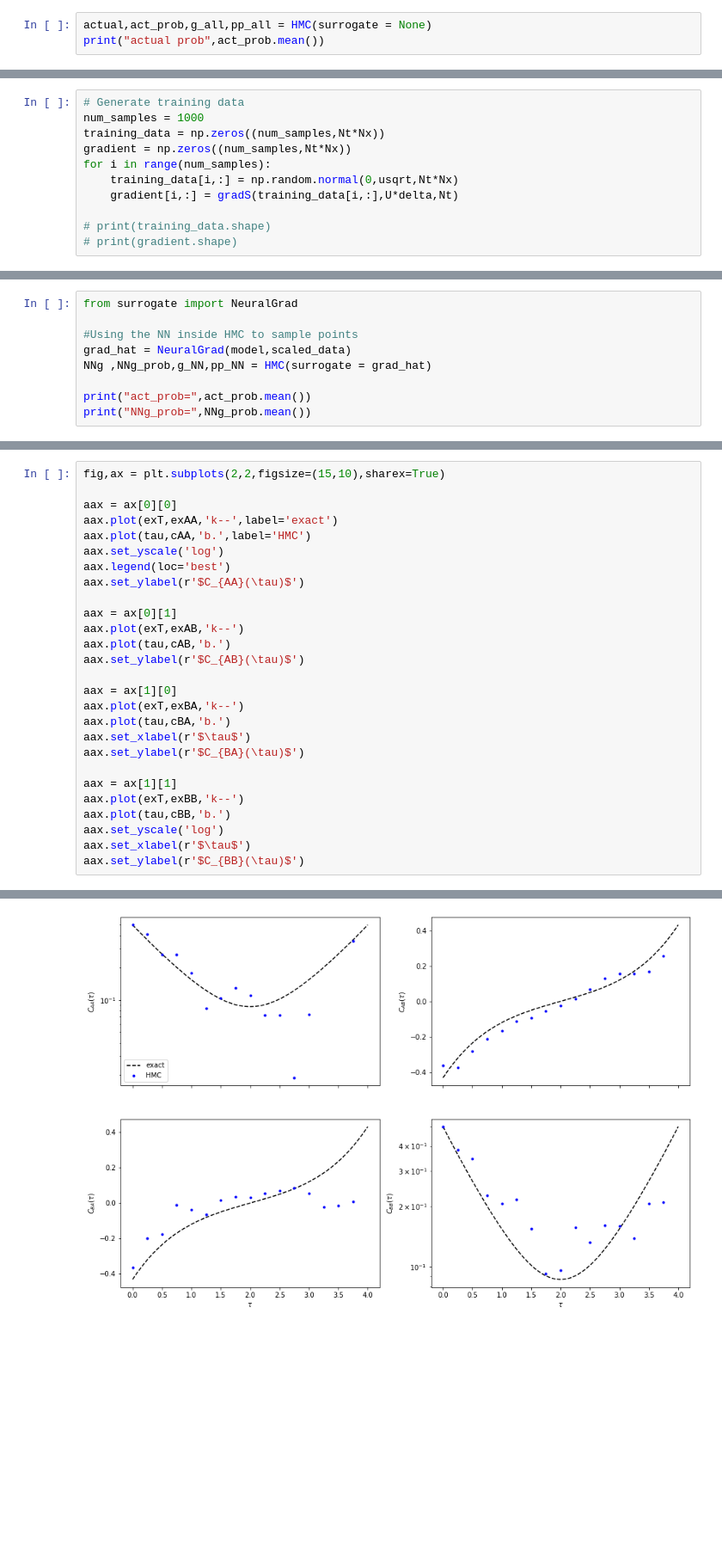
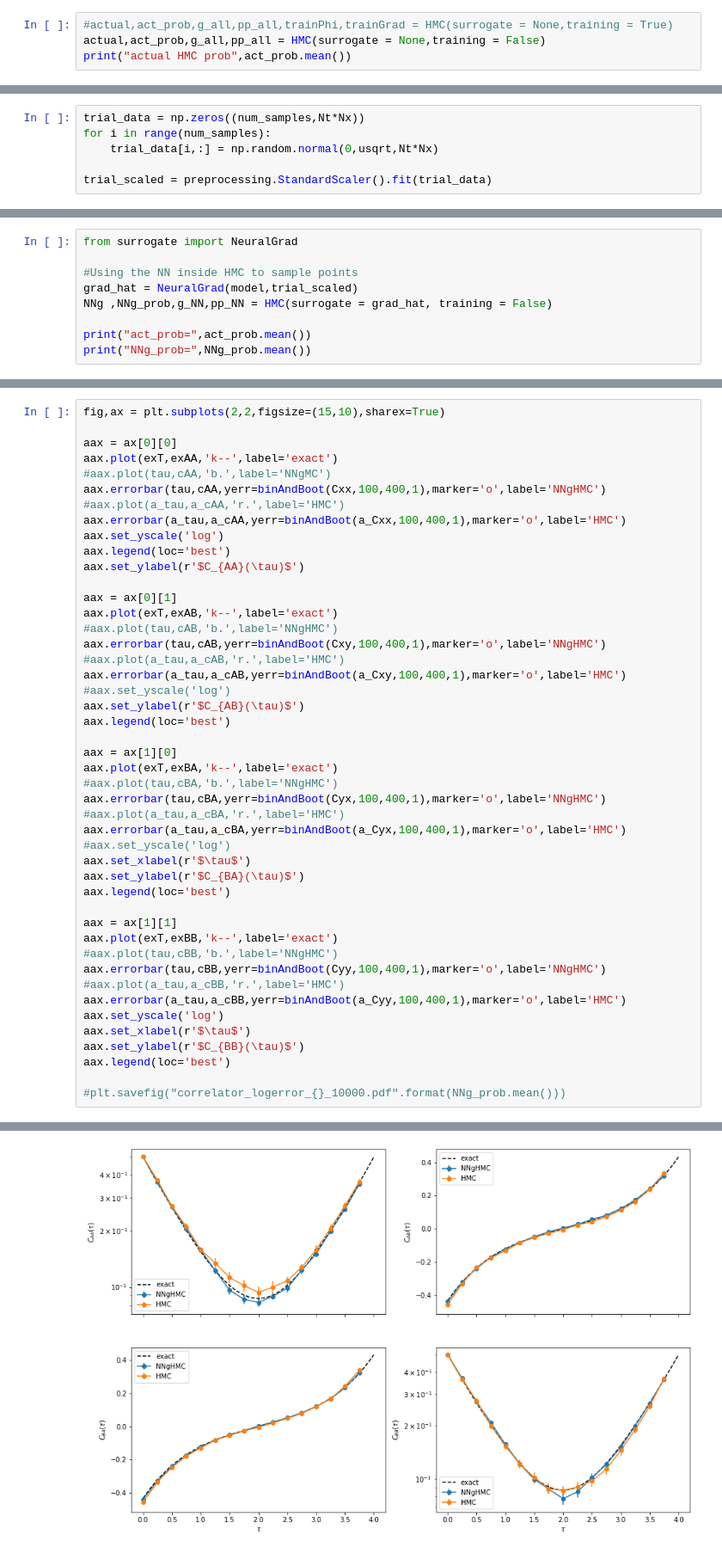
Before and after one commit to chelseajohn/NNgHMC, a Jupyter notebook: 2siteHubbardNNgHMC.ipynb, the cells around one changed output, grey strips where cells are left out. Shown at 86% size. Drawn from its saved outputs; the diff is of its cells as text; blank space fills up the shorter version.

```diff
--- a/2siteHubbardNNgHMC.ipynb
+++ b/2siteHubbardNNgHMC.ipynb
@@ -259,5 +259,6 @@ def HMC(surrogate):
 # %%
-actual,act_prob,g_all,pp_all = HMC(surrogate = None)
-print("actual prob",act_prob.mean())
+#actual,act_prob,g_all,pp_all,trainPhi,trainGrad = HMC(surrogate = None,training = True)
+actual,act_prob,g_all,pp_all = HMC(surrogate = None,training = False)
+print("actual HMC prob",act_prob.mean())
 # %% [output]
 [interactive output not drawn]
@@ -278,11 +441,6 @@ plt.legend(loc='best')
 # %%
-# Generate training data
-num_samples = 1000
-training_data = np.zeros((num_samples,Nt*Nx))
-gradient = np.zeros((num_samples,Nt*Nx))
+trial_data = np.zeros((num_samples,Nt*Nx))
 for i in range(num_samples):
-    training_data[i,:] = np.random.normal(0,usqrt,Nt*Nx)
-    gradient[i,:] = gradS(training_data[i,:],U*delta,Nt)
+    trial_data[i,:] = np.random.normal(0,usqrt,Nt*Nx)
 
-# print(training_data.shape)
-# print(gradient.shape)
+trial_scaled = preprocessing.StandardScaler().fit(trial_data)
@@ -368,8 +448,8 @@ axx.legend()
 from surrogate import NeuralGrad
 
 #Using the NN inside HMC to sample points
-grad_hat = NeuralGrad(model,scaled_data)
-NNg ,NNg_prob,g_NN,pp_NN = HMC(surrogate = grad_hat)
+grad_hat = NeuralGrad(model,trial_scaled)
+NNg ,NNg_prob,g_NN,pp_NN = HMC(surrogate = grad_hat, training = False)
 
 print("act_prob=",act_prob.mean())
 print("NNg_prob=",NNg_prob.mean())
@@ -490,26 +664,45 @@ fig,ax = plt.subplots(2,2,figsize=(15,10),sharex=True)
 
 aax = ax[0][0]
 aax.plot(exT,exAA,'k--',label='exact')
-aax.plot(tau,cAA,'b.',label='HMC')
+#aax.plot(tau,cAA,'b.',label='NNgMC')
+aax.errorbar(tau,cAA,yerr=binAndBoot(Cxx,100,400,1),marker='o',label='NNgHMC')
+#aax.plot(a_tau,a_cAA,'r.',label='HMC')
+aax.errorbar(a_tau,a_cAA,yerr=binAndBoot(a_Cxx,100,400,1),marker='o',label='HMC')
 aax.set_yscale('log')
 aax.legend(loc='best')
 aax.set_ylabel(r'$C_{AA}(\tau)$')
 
 aax = ax[0][1]
-aax.plot(exT,exAB,'k--')
-aax.plot(tau,cAB,'b.')
+aax.plot(exT,exAB,'k--',label='exact')
+#aax.plot(tau,cAB,'b.',label='NNgHMC')
+aax.errorbar(tau,cAB,yerr=binAndBoot(Cxy,100,400,1),marker='o',label='NNgHMC')
+#aax.plot(a_tau,a_cAB,'r.',label='HMC')
+aax.errorbar(a_tau,a_cAB,yerr=binAndBoot(a_Cxy,100,400,1),marker='o',label='HMC')
+#aax.set_yscale('log')
 aax.set_ylabel(r'$C_{AB}(\tau)$')
+aax.legend(loc='best')
 
 aax = ax[1][0]
-aax.plot(exT,exBA,'k--')
-aax.plot(tau,cBA,'b.')
+aax.plot(exT,exBA,'k--',label='exact')
+#aax.plot(tau,cBA,'b.',label='NNgHMC')
+aax.errorbar(tau,cBA,yerr=binAndBoot(Cyx,100,400,1),marker='o',label='NNgHMC')
+#aax.plot(a_tau,a_cBA,'r.',label='HMC')
+aax.errorbar(a_tau,a_cBA,yerr=binAndBoot(a_Cyx,100,400,1),marker='o',label='HMC')
+#aax.set_yscale('log')
 aax.set_xlabel(r'$\tau$')
 aax.set_ylabel(r'$C_{BA}(\tau)$')
+aax.legend(loc='best')
 
 aax = ax[1][1]
-aax.plot(exT,exBB,'k--')
-aax.plot(tau,cBB,'b.')
+aax.plot(exT,exBB,'k--',label='exact')
+#aax.plot(tau,cBB,'b.',label='NNgHMC')
+aax.errorbar(tau,cBB,yerr=binAndBoot(Cyy,100,400,1),marker='o',label='NNgHMC')
+#aax.plot(a_tau,a_cBB,'r.',label='HMC')
+aax.errorbar(a_tau,a_cBB,yerr=binAndBoot(a_Cyy,100,400,1),marker='o',label='HMC')
 aax.set_yscale('log')
 aax.set_xlabel(r'$\tau$')
 aax.set_ylabel(r'$C_{BB}(\tau)$')
+aax.legend(loc='best')
+
+#plt.savefig("correlator_logerror_{}_10000.pdf".format(NNg_prob.mean()))
 # %% [output]
@@ -517 +710 @@ Text(0, 0.5, '$C_{BB}(\\tau)$')
-[figure, old version]
+[figure, new version]
```
Also changed, not shown: parts of 39 cells of this notebook, 1 other file.
